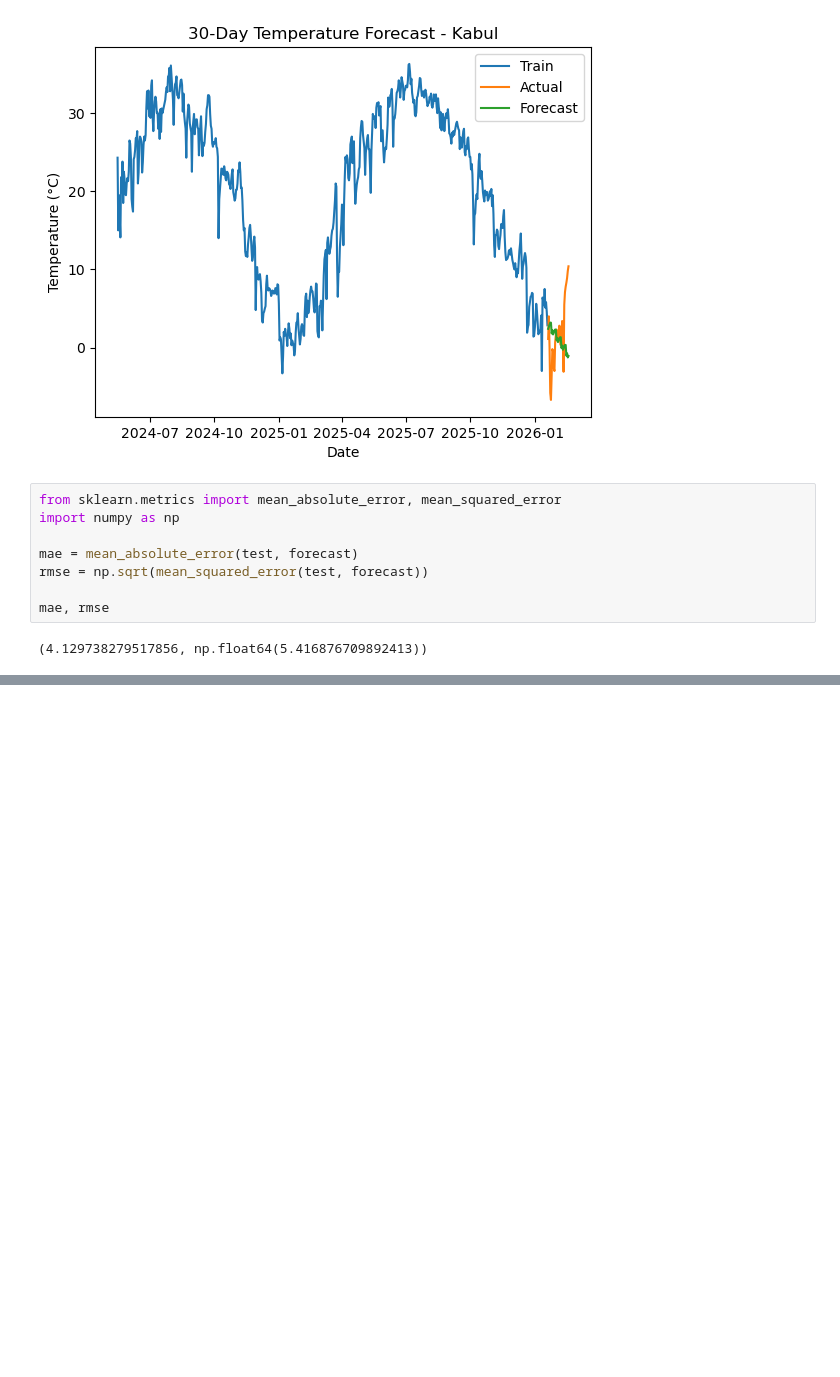
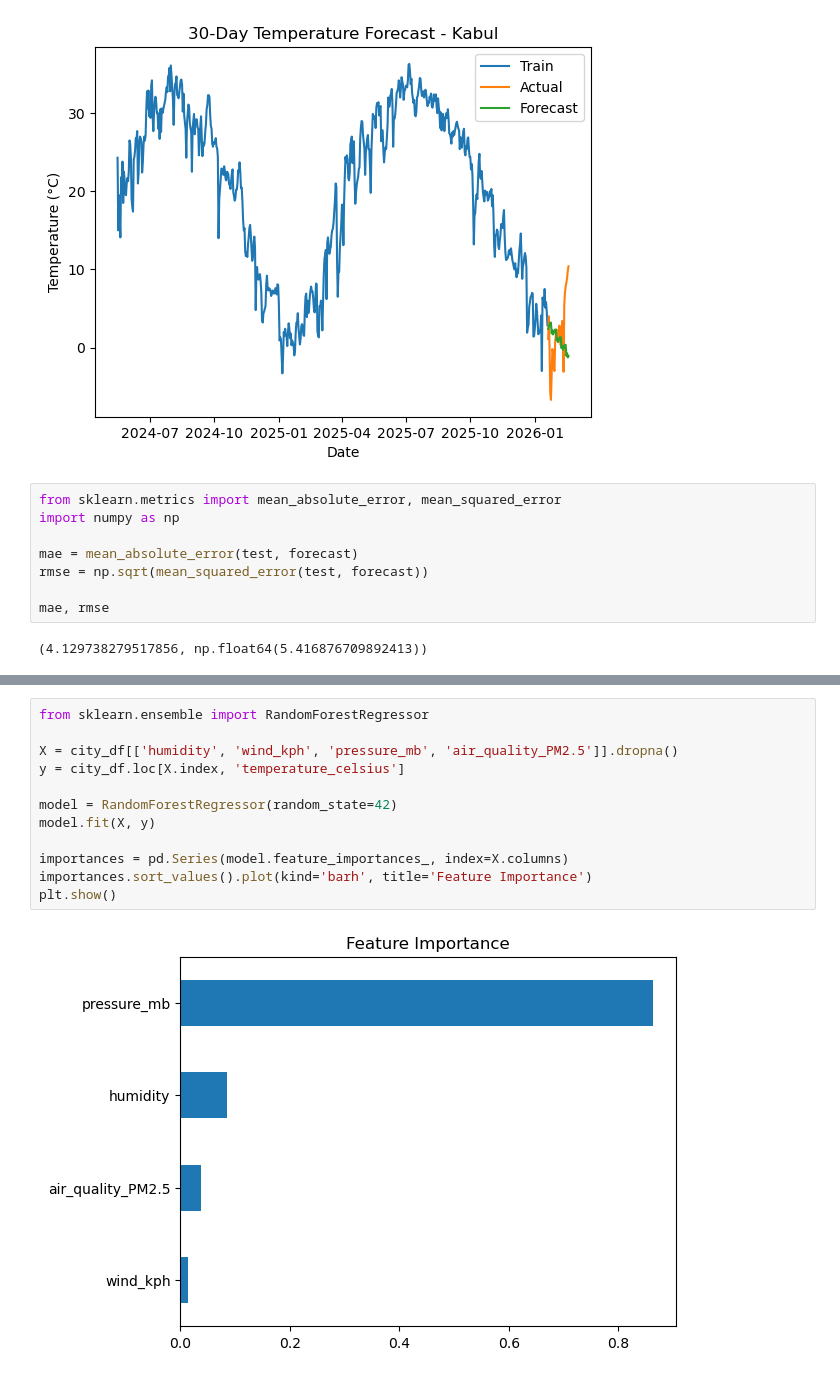
Before and after one commit to anishkkhaire/weather-trend-forecasting, a Jupyter notebook: Weather_Forecast_Project.ipynb, the cells around one changed output, grey strips where cells are left out. Drawn from its saved outputs; the diff is of its cells as text; blank space fills up the shorter version.

```diff
--- a/Weather_Forecast_Project.ipynb
+++ b/Weather_Forecast_Project.ipynb
@@ -170,0 +220,14 @@ mae, rmse
+# %%
+from sklearn.ensemble import RandomForestRegressor
+
+X = city_df[['humidity', 'wind_kph', 'pressure_mb', 'air_quality_PM2.5']].dropna()
+y = city_df.loc[X.index, 'temperature_celsius']
+
+model = RandomForestRegressor(random_state=42)
+model.fit(X, y)
+
+importances = pd.Series(model.feature_importances_, index=X.columns)
+importances.sort_values().plot(kind='barh', title='Feature Importance')
+plt.show()
+# %% [output]
+[figure, added]
```
Also changed, not shown: parts of 5 cells of this notebook.
